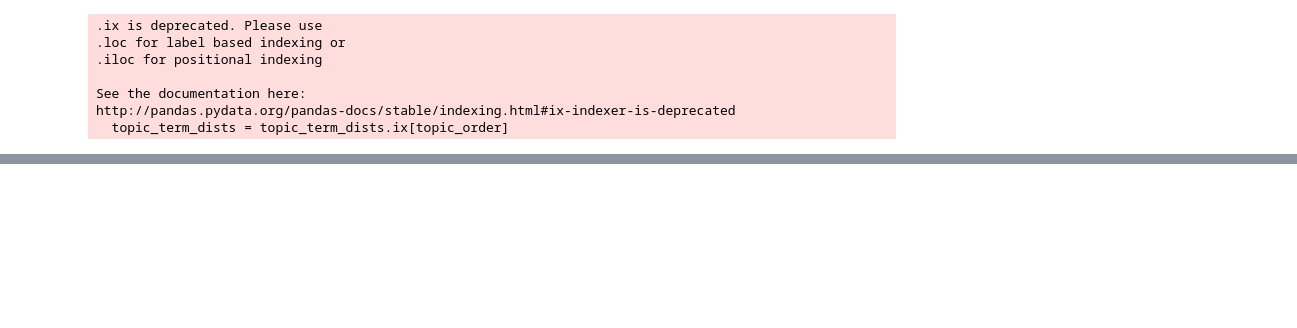
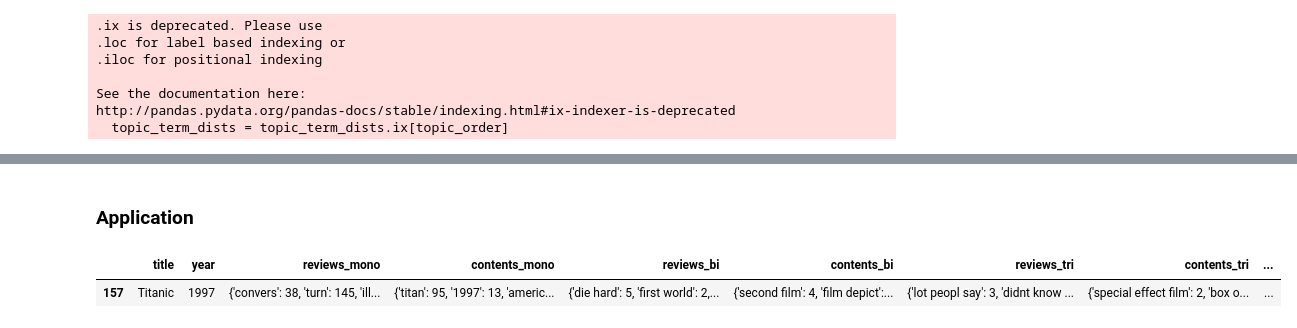
Before and after one commit to XingyuYan/Natural_Language_Processing, a Jupyter notebook: LDA.ipynb, the cells around one changed output, grey strips where cells are left out. Cells and saved outputs as stored; diff of their text form; code cells hidden in the pictures; blank space fills up the shorter version.

```diff
--- a/LDA.ipynb
+++ b/LDA.ipynb
@@ -131,7 +118,7 @@ for k in range(K):
     bayes_kv[k,:] = phi_kv[k,:]*p_k[k]/p_v
 vocab = [dictionary[i] for i in range(len(dictionary))]
 # %%
-data = {'topic_term_dists': phi_kv,
+data2 = {'topic_term_dists': phi_kv,
             'doc_topic_dists': theta_nk,
             'doc_lengths': W_n,
             'vocab': vocab,
@@ -272,0 +186,7 @@ lda_mult = LdaMulticore(corpus, num_topics=K, id2word=dictionary, iterations = 3
+# %% [markdown]
+### Application
+# %%
+data.loc[data['title'].str.contains('Titanic')]
+# %% [output]
+|  | title | year | reviews_mono | contents_mono | reviews_bi | contents_bi | reviews_tri | contents_tri | ... |
+| 157 | Titanic | 1997 | {'convers': 38, 'turn': 145, 'ill... | {'titan': 95, '1997': 13, 'americ... | {'die hard': 5, 'first world': 2,... | {'second film': 4, 'film depict':... | {'lot peopl say': 3, 'didnt know ... | {'special effect film': 2, 'box o... | ... |
```
Also changed, not shown: parts of 40 cells of this notebook.
